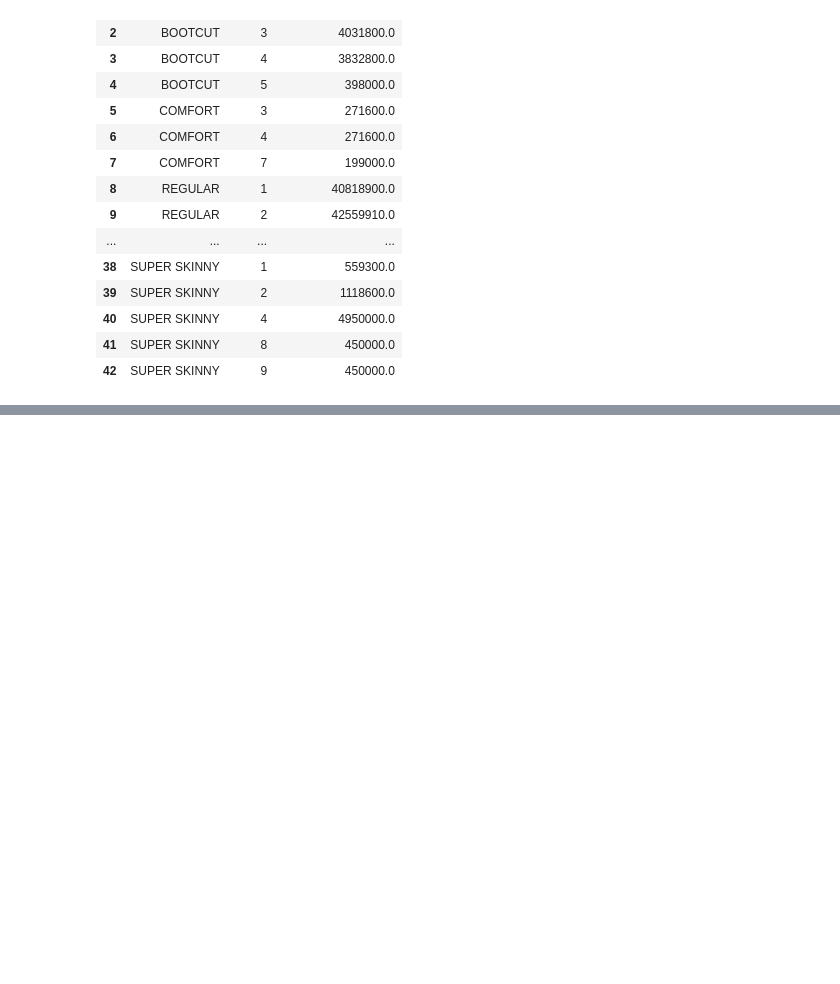
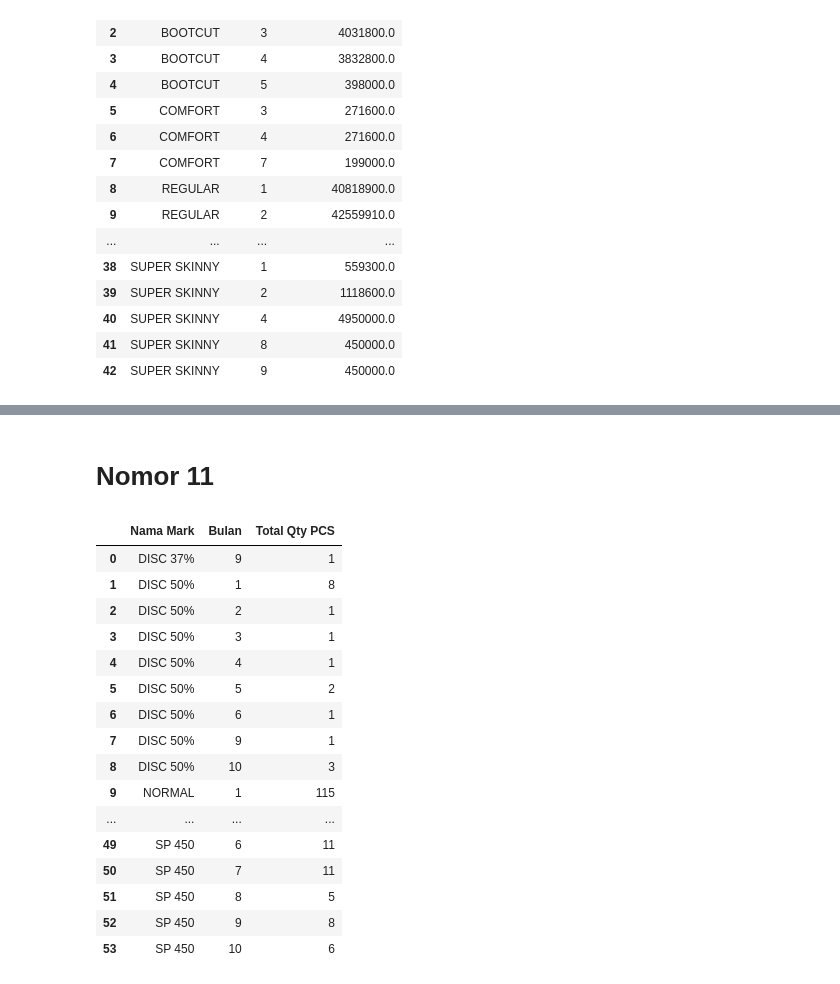
Before and after one commit to sntdshrly/dwi-putra-sakti-notebook, a Jupyter notebook: dps-notebook.ipynb, the cells around one changed output, grey strips where cells are left out. Saved outputs shown, nothing was run; the diff lists cells and outputs as text; code cells hidden in the pictures; blank space fills up the shorter version.

Commit message:
Kaggle Notebook | dps-notebook | Version 4

```diff
--- a/dps-notebook.ipynb
+++ b/dps-notebook.ipynb
@@ -22,10 +22,14 @@ path = "/kaggle/input/dps-nomor1/nomor1.csv"
 path_2 = "/kaggle/input/dps-nomor2/nomor2.csv"
 path_3 = "/kaggle/input/dps-nomor3/nomor3.csv"
 path_4 = "/kaggle/input/dps-nomor4/nomor4.csv"
+path_5 = "/kaggle/input/dps-nomor5/nomor5.csv"
+path_6 = "/kaggle/input/dps-nomor6/nomor6.csv"
 path_7 = "/kaggle/input/dps-nomor7/nomor7.csv"
 path_8 = "/kaggle/input/dps-nomor8/nomor8.csv"
 path_9 = "/kaggle/input/dps-nomor9/nomor9.csv"
 path_10 = "/kaggle/input/dps-nomor10/nomor10.csv"
+path_11 = "/kaggle/input/dps-nomor11/nomor11.csv"
+path_12 = "/kaggle/input/dps-nomor12/nomor12.csv"
 # %% [markdown]
 # Nomor 1
 # %%
@@ -405,3 +453,27 @@ fig.update_yaxes(title_text='Total Penjualan Per Bulan')
 fig.show()
 # %% [output]
 [interactive output not drawn]
+# %% [markdown]
+# Nomor 11
+# %%
+# Membaca dataset dari csv
+df = pd.read_csv(path_11)
+df
+# %% [output]
+|  | Nama Mark | Bulan | Total Qty PCS |
+| 0 | DISC 37% | 9 | 1 |
+| 1 | DISC 50% | 1 | 8 |
+| 2 | DISC 50% | 2 | 1 |
+| 3 | DISC 50% | 3 | 1 |
+| 4 | DISC 50% | 4 | 1 |
+| 5 | DISC 50% | 5 | 2 |
+| 6 | DISC 50% | 6 | 1 |
+| 7 | DISC 50% | 9 | 1 |
+| 8 | DISC 50% | 10 | 3 |
+| 9 | NORMAL | 1 | 115 |
+| ... | ... | ... | ... |
+| 49 | SP 450 | 6 | 11 |
+| 50 | SP 450 | 7 | 11 |
+| 51 | SP 450 | 8 | 5 |
+| 52 | SP 450 | 9 | 8 |
+| 53 | SP 450 | 10 | 6 |
```
Also changed, not shown: parts of 26 cells of this notebook.
